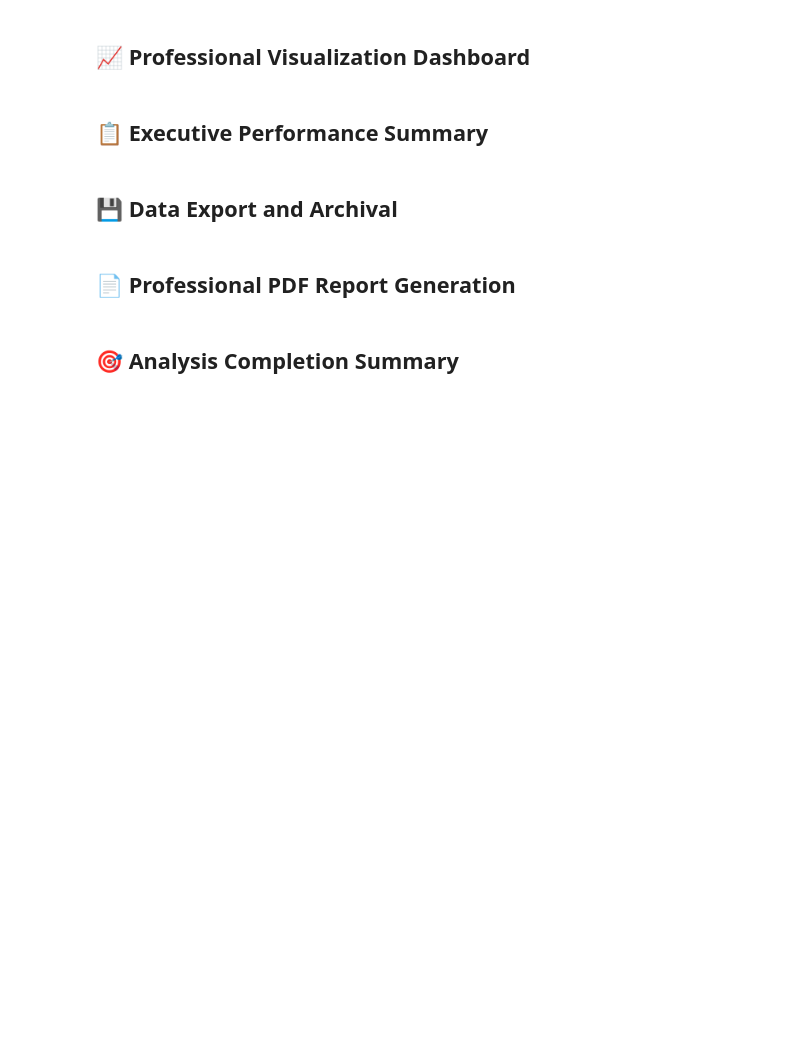
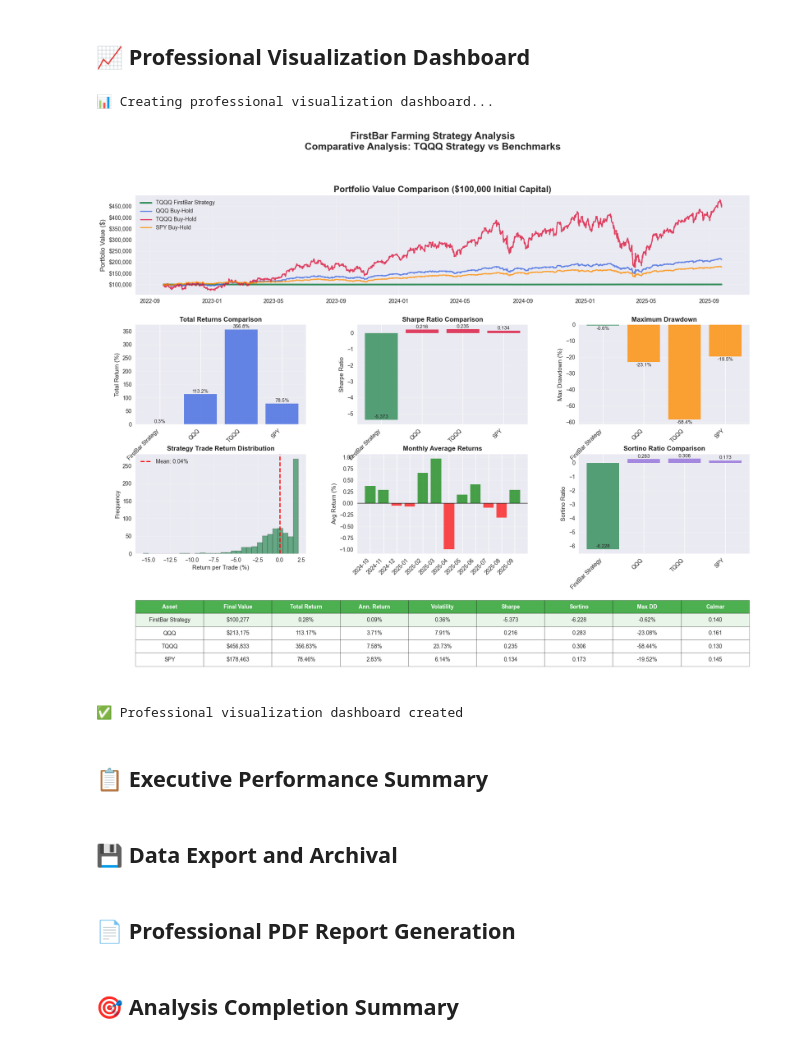
Before and after one commit to akb-p34/ipo-farming-backtest, a Jupyter notebook: FirstBar Farming/notebooks/FirstBar_Professional_Analysis.ipynb, the cells around one changed output. Saved outputs shown, nothing was run; the diff lists cells and outputs as text; code cells hidden in the pictures; blank space fills up the shorter version.

```diff
--- a/FirstBar Farming/notebooks/FirstBar_Professional_Analysis.ipynb
+++ b/FirstBar Farming/notebooks/FirstBar_Professional_Analysis.ipynb
@@ -802,9 +968,8 @@ if strategy_success and benchmark_results:
     # 1. Portfolio Value Comparison (Large)
     ax1 = fig.add_subplot(gs[0, :])
 
-    # Plot strategy equity curve
-    strategy_portfolio = INITIAL_CAPITAL + trades_df['cumulative_pnl'].reindex(equity_curve.index, method='ffill')
-    ax1.plot(equity_curve.index, strategy_portfolio,
+    # Plot strategy equity curve using equity_curve data directly
+    ax1.plot(equity_curve.index, equity_curve['portfolio_value'],
              linewidth=3, label=f'{STRATEGY_TICKER} FirstBar Strategy', color='#2E8B57')
 
     # Plot benchmarks
@@ -957,33 +1122,37 @@ if strategy_success and benchmark_results:
             table_data.append(row)
 
         headers = ['Asset', 'Final Value', 'Total Return', 'Ann. Return', 'Volatility',
                   'Sharpe', 'Sortino', 'Max DD', 'Calmar']
 
         table = ax8.table(cellText=table_data, colLabels=headers, cellLoc='center', loc='center')
         table.auto_set_font_size(False)
         table.set_fontsize(10)
         table.scale(1, 2)
 
         # Style the table
         for i in range(len(headers)):
             table[(0, i)].set_facecolor('#4CAF50')
             table[(0, i)].set_text_props(weight='bold', color='white')
 
         for i in range(1, len(table_data) + 1):
             if 'FirstBar' in table_data[i-1][0]:
                 for j in range(len(headers)):
                     table[(i, j)].set_facecolor('#E8F5E8')
 
     plt.suptitle(f'{REPORT_TITLE}\nComparative Analysis: {STRATEGY_TICKER} Strategy vs Benchmarks',
                 fontsize=18, fontweight='bold', y=0.98)
 
     plt.tight_layout()
     plt.show()
 
     print("✅ Professional visualization dashboard created")
 
 else:
     print("⚠️ Insufficient data for visualization dashboard")
+# %% [output]
+📊 Creating professional visualization dashboard...
+[figure, added]
+✅ Professional visualization dashboard created
 # %% [markdown]
 ## 📋 Executive Performance Summary
 # %%
```
Also changed, not shown: parts of 13 cells of this notebook, 25 other files.
